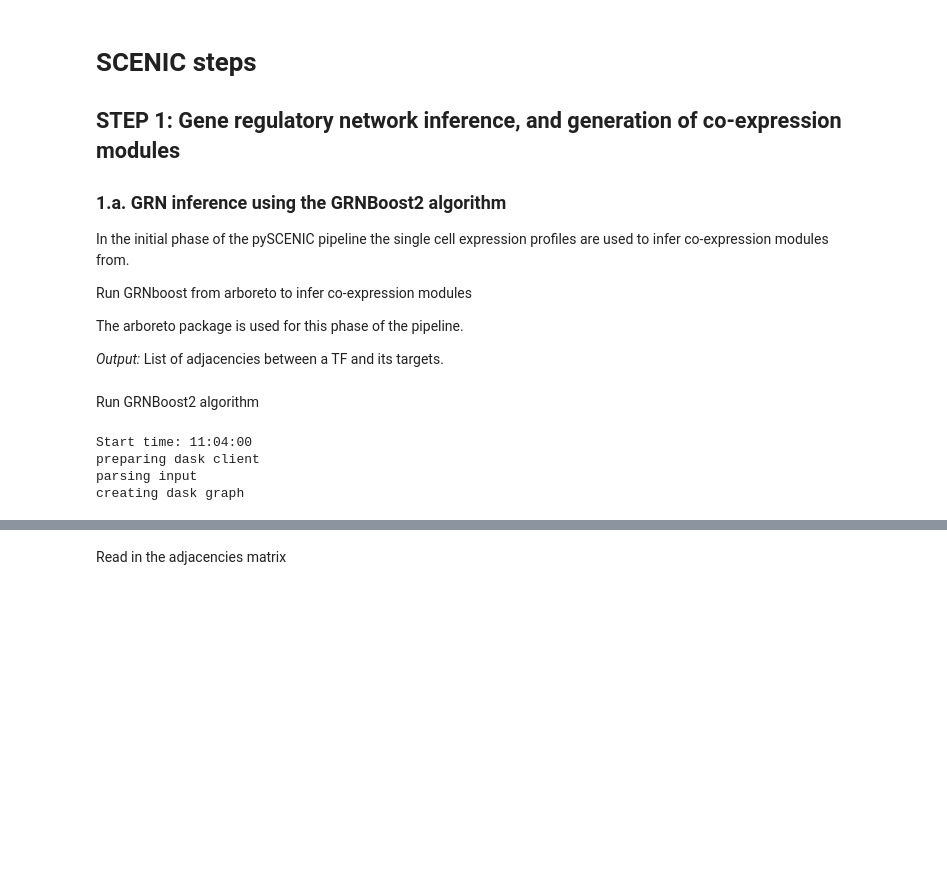
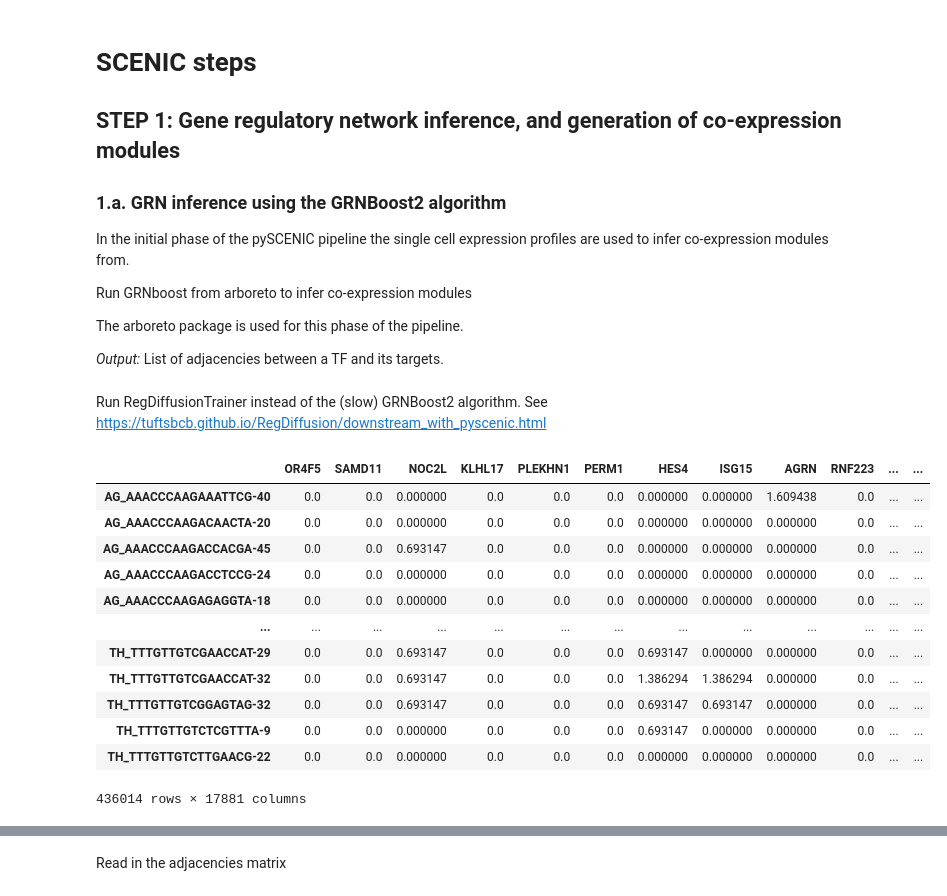
Before and after one commit to DeplanckeLab/Neuro_Droso_ND75KD, a Jupyter notebook: preprocessing/S3c_Kellis_region_pySCENIC_pipeline.ipynb, the cells around one changed output, grey strips where cells are left out. Cells and saved outputs as stored; diff of their text form; code cells hidden in the pictures; blank space fills up the shorter version.

Commit message:
Adding Kellis regulon computation

```diff
--- a/preprocessing/S3c_Kellis_region_pySCENIC_pipeline.ipynb
+++ b/preprocessing/S3c_Kellis_region_pySCENIC_pipeline.ipynb
@@ -50,13 +52,21 @@ from scipy.io import mmwrite
 # %%
+import anndata as ad
+
 # [Input] H5ad file to use
 #EXPRESSION_H5AD_FNAME = '/data/gardeux/Neuro_Droso_ND75KD/data/Kellis_2024/Gene Expression (snRNAseq - 10x) processed/PFC427_raw_data.h5ad' # From Synapse
 EXPRESSION_H5AD_FNAME = '/data/gardeux/Neuro_Droso_ND75KD/data/Kellis_2024/Gene Expression (snRNAseq - 10x) processed, multi-region/all_brain_regions_filt_preprocessed_scanpy_fullmatrix.h5ad' # From Synapse
+METADATA_H5AD_FNAME = "/data/gardeux/Neuro_Droso_ND75KD/data/Kellis_2024/Gene Expression (snRNAseq - 10x) processed, multi-region/all_brain_regions_filt_preprocessed_scanpy_norm.final_noMB.cell_labels.tsv"
 
 # [Input] Load expression matrix from H5ad file
 f_h5ad = ad.read_h5ad(EXPRESSION_H5AD_FNAME)
 f_gene_names = f_h5ad.var_names.tolist()  # Gene names
 f_cell_names = f_h5ad.obs_names.tolist()   # Cell names
 ex_matrix = pd.DataFrame.sparse.from_spmatrix(f_h5ad.X.T, index=f_gene_names, columns=f_cell_names)
+
+# [Output]
+param_mtx_file = "/data/gardeux/Neuro_Droso_ND75KD/data/Kellis_2024/Gene Expression (snRNAseq - 10x) processed, multi-region/all_brain_regions_filt_preprocessed_scanpy_fullmatrix_excitatory.neurons.only.mtx"
+param_features_file = "/data/gardeux/Neuro_Droso_ND75KD/data/Kellis_2024/Gene Expression (snRNAseq - 10x) processed, multi-region/features.tsv"
+param_barcodes_file = "/data/gardeux/Neuro_Droso_ND75KD/data/Kellis_2024/Gene Expression (snRNAseq - 10x) processed, multi-region/barcodes.tsv"
 
 # [Input] Transcription factors list (SCENIC step 1: GRNBoost2)
 f_tfs = "/data/gardeux/Neuro_Droso_ND75KD/data/allTFs_hg38.txt" # From https://resources.aertslab.org/cistarget/tf_lists/
@@ -109,7 +119,7 @@ ex_matrix # 18587 (out of XXX) genes x 1612073 cells for region data  # 20653 (o
 True
 # %%
 # Import metadata from file
-metadata = pd.read_csv("/data/gardeux/Neuro_Droso_ND75KD/data/Kellis_2024/Gene Expression (snRNAseq - 10x) processed, multi-region/all_brain_regions_filt_preprocessed_scanpy_norm.final_noMB.cell_labels.tsv", index_col=0, sep = "\t", low_memory=False)  # Assuming first column is the cell ID
+metadata = pd.read_csv(METADATA_H5AD_FNAME, index_col=0, sep = "\t", low_memory=False)  # Assuming first column is the cell ID
 metadata = metadata.set_index("barcode")
 metadata
 # %% [output]
@@ -192,29 +197,24 @@ The arboreto package is used for this phase of the pipeline.
 
 *Output:* List of adjacencies between a TF and its targets.
 # %% [markdown]
-Run GRNBoost2 algorithm
+Run RegDiffusionTrainer instead of the (slow) GRNBoost2 algorithm. See https://tuftsbcb.github.io/RegDiffusion/downstream_with_pyscenic.html
-# %%
-start = datetime.now(pytz.timezone('Europe/Paris'))
-print("Start time:", start.strftime("%H:%M:%S"))
-
-# Prepare the multithreading
-cluster = LocalCluster(name='grn_call', dashboard_address=":12346", n_workers=default_n_threads, threads_per_worker=8)
-client = Client(cluster)
-
-# Here I run the function within the package (no CLI)
-adjacencies = grnboost2(expression_data=ex_matrix.transpose(), tf_names=tf_names, seed=42, verbose=True, client_or_address=client)
-
-# Shutting down cluster
-client.close()
-cluster.close()
-
-end = datetime.now(pytz.timezone('Europe/Paris'))
-print("End time:", end.strftime("%H:%M:%S"))
-print("Running time:", (end - start))
-
-# Note: Takes ~18hrs52mn with n_workers=32, threads_per_worker=8
-# %% [output]
-Start time: 11:04:00
-preparing dask client
-parsing input
-creating dask graph
+# %%
+# Prepare dataset for RegDiffusionTrainer (needs to be logged, cells as rows)
+ex_matrix = np.log(ex_matrix.transpose() + 1.0) # Transpose and log
+gene_names = ex_matrix.columns
+ex_matrix = ex_matrix.loc[:, ~(ex_matrix == 0).all()] # Drop columns where all values are 0
+ex_matrix
+# %% [output]
+|  | OR4F5 | SAMD11 | NOC2L | KLHL17 | PLEKHN1 | PERM1 | HES4 | ISG15 | AGRN | RNF223 | ... | ... |
+| AG_AAACCCAAGAAATTCG-40 | 0.0 | 0.0 | 0.000000 | 0.0 | 0.0 | 0.0 | 0.000000 | 0.000000 | 1.609438 | 0.0 | ... | ... |
+| AG_AAACCCAAGACAACTA-20 | 0.0 | 0.0 | 0.000000 | 0.0 | 0.0 | 0.0 | 0.000000 | 0.000000 | 0.000000 | 0.0 | ... | ... |
+| AG_AAACCCAAGACCACGA-45 | 0.0 | 0.0 | 0.693147 | 0.0 | 0.0 | 0.0 | 0.000000 | 0.000000 | 0.000000 | 0.0 | ... | ... |
+| AG_AAACCCAAGACCTCCG-24 | 0.0 | 0.0 | 0.000000 | 0.0 | 0.0 | 0.0 | 0.000000 | 0.000000 | 0.000000 | 0.0 | ... | ... |
+| AG_AAACCCAAGAGAGGTA-18 | 0.0 | 0.0 | 0.000000 | 0.0 | 0.0 | 0.0 | 0.000000 | 0.000000 | 0.000000 | 0.0 | ... | ... |
+| ... | ... | ... | ... | ... | ... | ... | ... | ... | ... | ... | ... | ... |
+| TH_TTTGTTGTCGAACCAT-29 | 0.0 | 0.0 | 0.693147 | 0.0 | 0.0 | 0.0 | 0.693147 | 0.000000 | 0.000000 | 0.0 | ... | ... |
+| TH_TTTGTTGTCGAACCAT-32 | 0.0 | 0.0 | 0.693147 | 0.0 | 0.0 | 0.0 | 1.386294 | 1.386294 | 0.000000 | 0.0 | ... | ... |
+| TH_TTTGTTGTCGGAGTAG-32 | 0.0 | 0.0 | 0.693147 | 0.0 | 0.0 | 0.0 | 0.693147 | 0.693147 | 0.000000 | 0.0 | ... | ... |
+| TH_TTTGTTGTCTCGTTTA-9 | 0.0 | 0.0 | 0.000000 | 0.0 | 0.0 | 0.0 | 0.693147 | 0.000000 | 0.000000 | 0.0 | ... | ... |
+| TH_TTTGTTGTCTTGAACG-22 | 0.0 | 0.0 | 0.000000 | 0.0 | 0.0 | 0.0 | 0.000000 | 0.000000 | 0.000000 | 0.0 | ... | ... |
+436014 rows × 17881 columns
```
Also changed, not shown: parts of 10 cells of this notebook, 5 other files.
